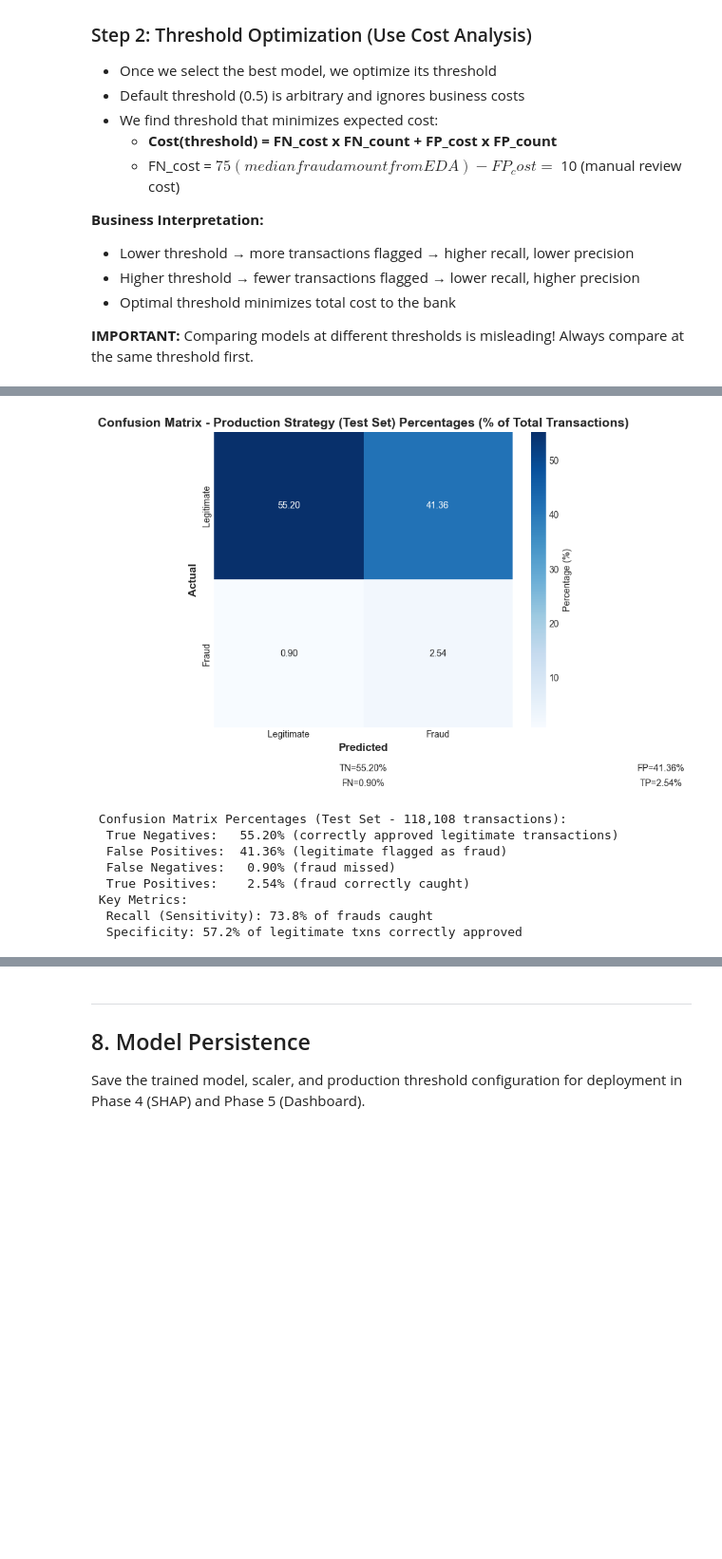
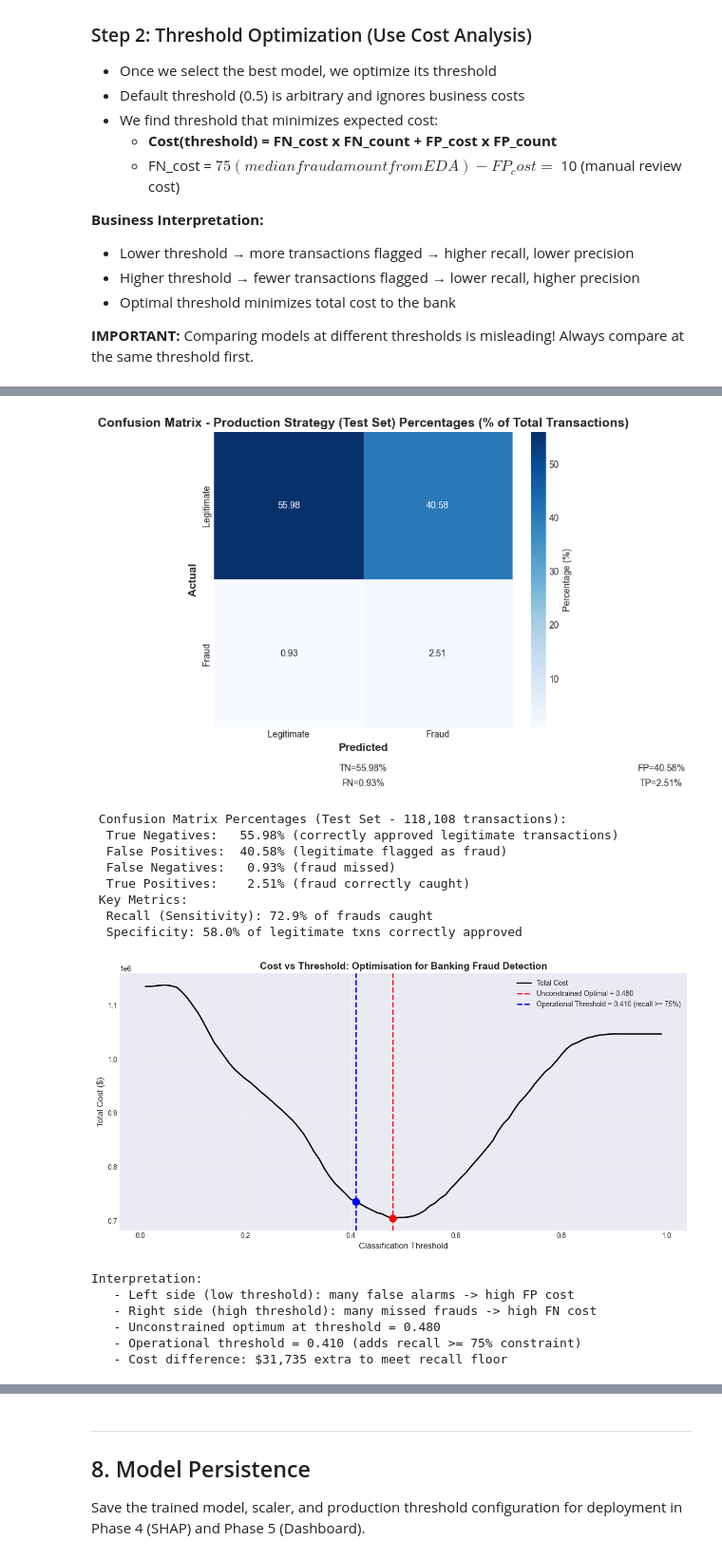
Before and after one commit to JuanCRuizA/Agent-Fraud-Sentinel, a Jupyter notebook: notebooks/modeling/03_model_training.ipynb, the cells around one changed output, grey strips where cells are left out. Shown at 95% size. Cells and saved outputs as stored; diff of their text form; code cells hidden in the pictures; blank space fills up the shorter version.

```diff
--- a/notebooks/modeling/03_model_training.ipynb
+++ b/notebooks/modeling/03_model_training.ipynb
@@ -52,6 +52,12 @@ import lightgbm as lgb
 import optuna
 optuna.logging.set_verbosity(optuna.logging.WARNING)
 
+# Reproducibility -- fixes all random sources so re-runs produce identical results
+import random
+RANDOM_STATE = 42
+np.random.seed(RANDOM_STATE)
+random.seed(RANDOM_STATE)
+
 # Model persistence
 import joblib
 
@@ -730,7 +736,7 @@ def xgb_objective(trial):
     }
     model = xgb.XGBClassifier(
         scale_pos_weight=scale_pos_weight,
-        eval_metric='aucpr', random_state=42,
+        eval_metric='aucpr', random_state=RANDOM_STATE,
         use_label_encoder=False, **params
     )
     model.fit(X_train, y_train, eval_set=[(X_val, y_val)], verbose=False)
@@ -738,7 +744,7 @@ def xgb_objective(trial):
     p, r, _ = precision_recall_curve(y_val, proba)
     return auc(r, p)
 
-study_xgb = optuna.create_study(direction='maximize')
+study_xgb = optuna.create_study(direction='maximize', sampler=optuna.samplers.TPESampler(seed=RANDOM_STATE))
 study_xgb.optimize(xgb_objective, n_trials=30, show_progress_bar=True)
 
 print(f'\n✅ XGBoost Bayesian tuning complete')
@@ -762,14 +768,14 @@ def lgb_objective(trial):
         'colsample_bytree':  trial.suggest_float('colsample_bytree', 0.6, 1.0),
     }
     model = lgb.LGBMClassifier(
-        is_unbalance=True, random_state=42, verbosity=-1, **params
+        is_unbalance=True, random_state=RANDOM_STATE, verbosity=-1, **params
     )
     model.fit(X_train, y_train, eval_set=[(X_val, y_val)])
     proba = model.predict_proba(X_val)[:, 1]
     p, r, _ = precision_recall_curve(y_val, proba)
     return auc(r, p)
 
-study_lgb = optuna.create_study(direction='maximize')
+study_lgb = optuna.create_study(direction='maximize', sampler=optuna.samplers.TPESampler(seed=RANDOM_STATE))
 study_lgb.optimize(lgb_objective, n_trials=30, show_progress_bar=True)
 
 print(f'\n✅ LightGBM Bayesian tuning complete')
@@ -1635,10 +1612,53 @@ else:
 # %% [output]
 [figure]
  Confusion Matrix Percentages (Test Set - 118,108 transactions):
-  True Negatives:   55.20% (correctly approved legitimate transactions)
-  False Positives:  41.36% (legitimate flagged as fraud)
-  False Negatives:   0.90% (fraud missed)
-  True Positives:    2.54% (fraud correctly caught)
+  True Negatives:   55.98% (correctly approved legitimate transactions)
+  False Positives:  40.58% (legitimate flagged as fraud)
+  False Negatives:   0.93% (fraud missed)
+  True Positives:    2.51% (fraud correctly caught)
  Key Metrics:
-  Recall (Sensitivity): 73.8% of frauds caught
-  Specificity: 57.2% of legitimate txns correctly approved
+  Recall (Sensitivity): 72.9% of frauds caught
+  Specificity: 58.0% of legitimate txns correctly approved
+# %%
+# Cost vs Threshold: Final chart with both operational thresholds
+# Placed here (after Section 7) so constrained_threshold_75 is always defined
+plt.figure(figsize=(12, 6))
+
+# Total cost curve
+plt.plot(thresholds_to_test, costs, linewidth=2, label='Total Cost', color='black')
+
+# Unconstrained cost-minimizing threshold
+plt.axvline(optimal_threshold, color='red', linestyle='--', linewidth=2,
+            label=f'Unconstrained Optimal = {optimal_threshold:.3f}')
+plt.scatter([optimal_threshold], [optimal_cost], color='red', s=100, zorder=5)
+
+# Operational threshold (recall-constrained)
+operational_threshold = constrained_threshold_75
+operational_cost = calculate_cost(y_val, final_proba_val, operational_threshold)[0]
+plt.axvline(operational_threshold, color='blue', linestyle='--', linewidth=2,
+            label=f'Operational Threshold = {operational_threshold:.3f} (recall >= 75%)')
+plt.scatter([operational_threshold], [operational_cost], color='blue', s=100, zorder=5)
+
+plt.xlabel('Classification Threshold', fontsize=12)
+plt.ylabel('Total Cost ($)', fontsize=12)
+plt.title('Cost vs Threshold: Optimisation for Banking Fraud Detection', fontsize=14, fontweight='bold')
+plt.legend(fontsize=10)
+plt.grid(alpha=0.3)
+plt.tight_layout()
+plt.savefig(FIGURES_PATH / 'cost_vs_threshold.png', dpi=150, bbox_inches='tight', facecolor='white')
+plt.show()
+
+print('Interpretation:')
+print('   - Left side (low threshold): many false alarms -> high FP cost')
+print('   - Right side (high threshold): many missed frauds -> high FN cost')
+print(f'   - Unconstrained optimum at threshold = {optimal_threshold:.3f}')
+print(f'   - Operational threshold = {operational_threshold:.3f} (adds recall >= 75% constraint)')
+print(f'   - Cost difference: ${operational_cost - optimal_cost:,.0f} extra to meet recall floor')
+# %% [output]
+[figure, added]
+Interpretation:
+   - Left side (low threshold): many false alarms -> high FP cost
+   - Right side (high threshold): many missed frauds -> high FN cost
+   - Unconstrained optimum at threshold = 0.480
+   - Operational threshold = 0.410 (adds recall >= 75% constraint)
+   - Cost difference: $31,735 extra to meet recall floor
```
Also changed, not shown: parts of 23 cells of this notebook, 24 other files.
